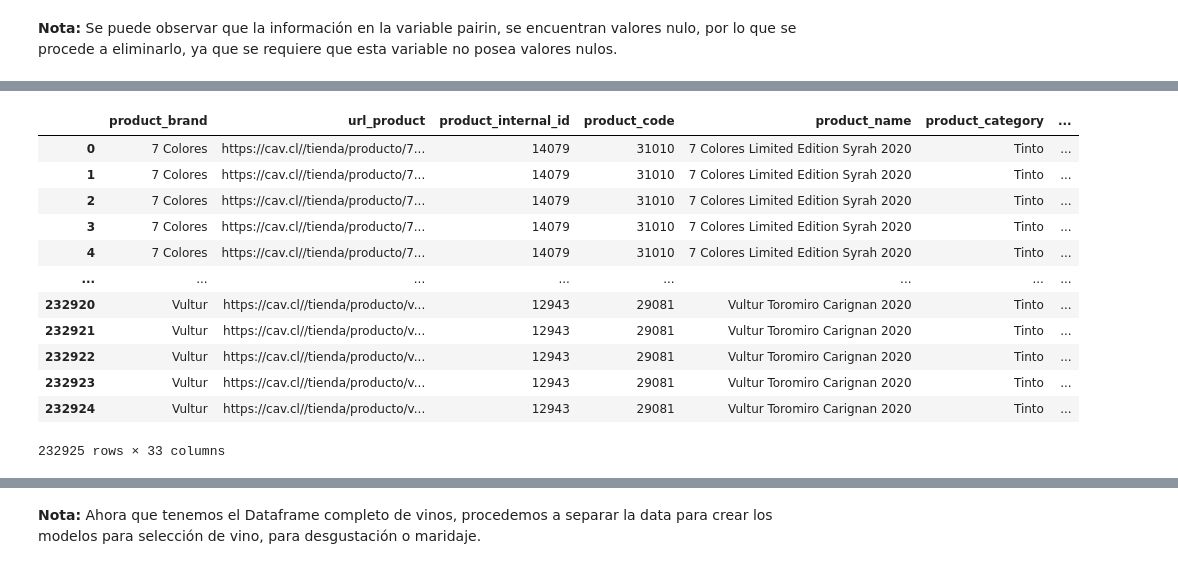
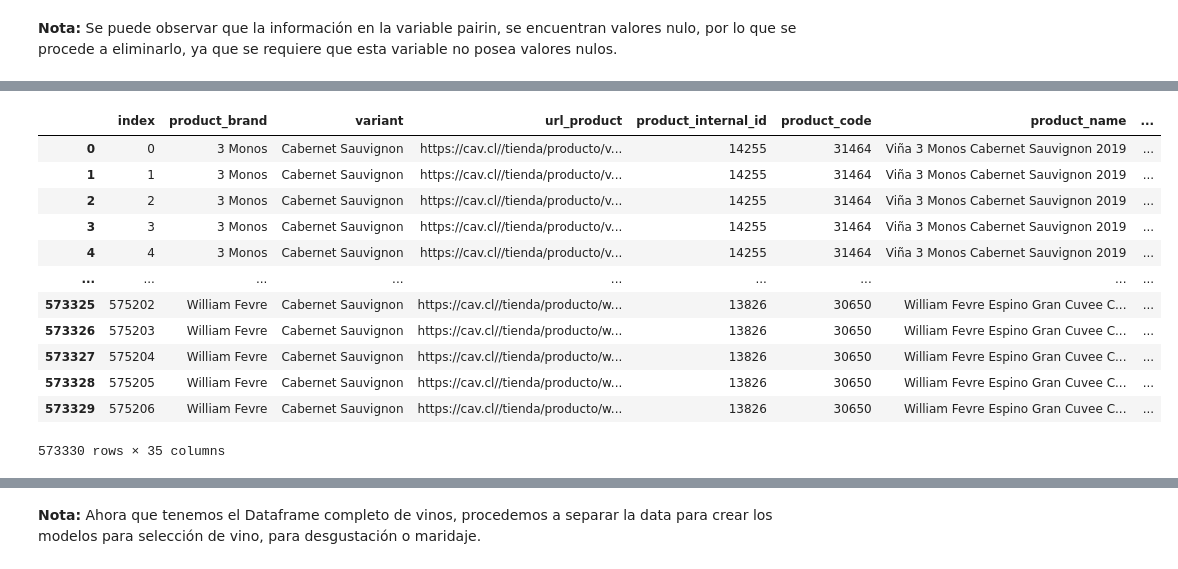
Before and after one commit to fevc08/final_project_4geek, a Jupyter notebook: src_fidel/explorer.ipynb, the cells around one changed output, grey strips where cells are left out. Saved outputs shown, nothing was run; the diff lists cells and outputs as text; code cells hidden in the pictures.

```diff
--- a/src_fidel/explorer.ipynb
+++ b/src_fidel/explorer.ipynb
@@ -549,5 +605,6 @@ ranking_df.drop(['index'], axis=1, inplace=True)
 # %%
 # Crear el dataframe wine_store a partir de union de los dataframe "descripción_productos" y "maridajes"
 wine_store_df = descripcion_productos_df.set_index("variant").join(maridajes_df.set_index("variant"))
+wine_store_df.reset_index(inplace=True)
 wine_store_df
 # %% [output]
@@ -590,6 +646,8 @@ memory usage: 5.9+ MB
 **Nota:** Se puede observar que la información en la variable pairin, se encuentran valores nulo, por lo que se procede a eliminarlo, ya que se requiere que esta variable no posea valores nulos.
 # %%
 # Eliminar los valores nulos de la variable pairing
-wine_store_df.dropna(inplace=True)
+wine_store_df.dropna(subset="pairing", inplace=True)
+wine_store_df.reset_index(inplace=True)
+wine_store_df.drop(['index'], axis=1, inplace=True)
 wine_store_df
 # %% [output]
@@ -610,5 +687,6 @@ wine_store_df
 # %%
 # Crear el dataframe wine_products a partir de union de los dataframe "wine_store" y "ranking"
-wine_products_df = wine_store_df.set_index("product_brand").join(ranking_df.set_index("brand"), how='left')
+wine_products_df = wine_store_df.set_index("product_brand").join(ranking_df.set_index("brand"))
+wine_store_df.reset_index(inplace=True)
 wine_products_df
 # %% [output]
@@ -649,0 +712,5 @@ dtype: int64
+# %%
+# Eliminar todos los datos nulos con respecto a los valores de la variable edad
+wine_products_df.drop_duplicates(inplace=True)
+wine_products_df.reset_index(inplace=True)
+wine_products_df
@@ -650,19 +751,19 @@ dtype: int64
 # %%
 # Eliminar todos los datos nulos con respecto a los valores de la variable edad
-wine_products_df.dropna(inplace=True)
+wine_products_df.dropna(subset='age', inplace=True)
 wine_products_df.reset_index(inplace=True)
 wine_products_df
 # %% [output]
-|  | product_brand | url_product | product_internal_id | product_code | product_name | product_category | ... |
-| 0 | 7 Colores | https://cav.cl//tienda/producto/7... | 14079 | 31010 | 7 Colores Limited Edition Syrah 2020 | Tinto | ... |
-| 1 | 7 Colores | https://cav.cl//tienda/producto/7... | 14079 | 31010 | 7 Colores Limited Edition Syrah 2020 | Tinto | ... |
-| 2 | 7 Colores | https://cav.cl//tienda/producto/7... | 14079 | 31010 | 7 Colores Limited Edition Syrah 2020 | Tinto | ... |
-| 3 | 7 Colores | https://cav.cl//tienda/producto/7... | 14079 | 31010 | 7 Colores Limited Edition Syrah 2020 | Tinto | ... |
-| 4 | 7 Colores | https://cav.cl//tienda/producto/7... | 14079 | 31010 | 7 Colores Limited Edition Syrah 2020 | Tinto | ... |
-| ... | ... | ... | ... | ... | ... | ... | ... |
-| 232920 | Vultur | https://cav.cl//tienda/producto/v... | 12943 | 29081 | Vultur Toromiro Carignan 2020 | Tinto | ... |
-| 232921 | Vultur | https://cav.cl//tienda/producto/v... | 12943 | 29081 | Vultur Toromiro Carignan 2020 | Tinto | ... |
-| 232922 | Vultur | https://cav.cl//tienda/producto/v... | 12943 | 29081 | Vultur Toromiro Carignan 2020 | Tinto | ... |
-| 232923 | Vultur | https://cav.cl//tienda/producto/v... | 12943 | 29081 | Vultur Toromiro Carignan 2020 | Tinto | ... |
-| 232924 | Vultur | https://cav.cl//tienda/producto/v... | 12943 | 29081 | Vultur Toromiro Carignan 2020 | Tinto | ... |
+|  | index | product_brand | variant | url_product | product_internal_id | product_code | product_name | ... |
+| 0 | 0 | 3 Monos | Cabernet Sauvignon | https://cav.cl//tienda/producto/v... | 14255 | 31464 | Viña 3 Monos Cabernet Sauvignon 2019 | ... |
+| 1 | 1 | 3 Monos | Cabernet Sauvignon | https://cav.cl//tienda/producto/v... | 14255 | 31464 | Viña 3 Monos Cabernet Sauvignon 2019 | ... |
+| 2 | 2 | 3 Monos | Cabernet Sauvignon | https://cav.cl//tienda/producto/v... | 14255 | 31464 | Viña 3 Monos Cabernet Sauvignon 2019 | ... |
+| 3 | 3 | 3 Monos | Cabernet Sauvignon | https://cav.cl//tienda/producto/v... | 14255 | 31464 | Viña 3 Monos Cabernet Sauvignon 2019 | ... |
+| 4 | 4 | 3 Monos | Cabernet Sauvignon | https://cav.cl//tienda/producto/v... | 14255 | 31464 | Viña 3 Monos Cabernet Sauvignon 2019 | ... |
+| ... | ... | ... | ... | ... | ... | ... | ... | ... |
+| 573325 | 575202 | William Fevre | Cabernet Sauvignon | https://cav.cl//tienda/producto/w... | 13826 | 30650 | William Fevre Espino Gran Cuvee C... | ... |
+| 573326 | 575203 | William Fevre | Cabernet Sauvignon | https://cav.cl//tienda/producto/w... | 13826 | 30650 | William Fevre Espino Gran Cuvee C... | ... |
+| 573327 | 575204 | William Fevre | Cabernet Sauvignon | https://cav.cl//tienda/producto/w... | 13826 | 30650 | William Fevre Espino Gran Cuvee C... | ... |
+| 573328 | 575205 | William Fevre | Cabernet Sauvignon | https://cav.cl//tienda/producto/w... | 13826 | 30650 | William Fevre Espino Gran Cuvee C... | ... |
+| 573329 | 575206 | William Fevre | Cabernet Sauvignon | https://cav.cl//tienda/producto/w... | 13826 | 30650 | William Fevre Espino Gran Cuvee C... | ... |
-232925 rows × 33 columns
+573330 rows × 35 columns
```
Also changed, not shown: parts of 64 cells of this notebook, 10 other files.
